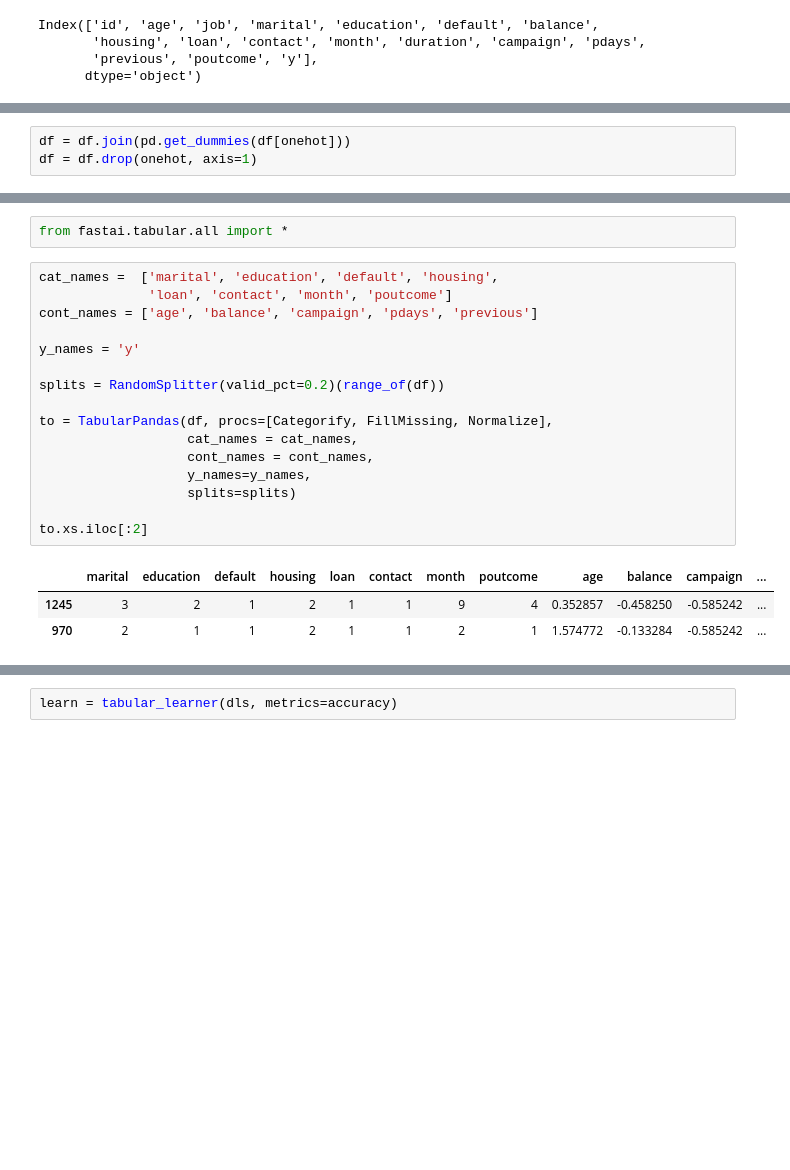
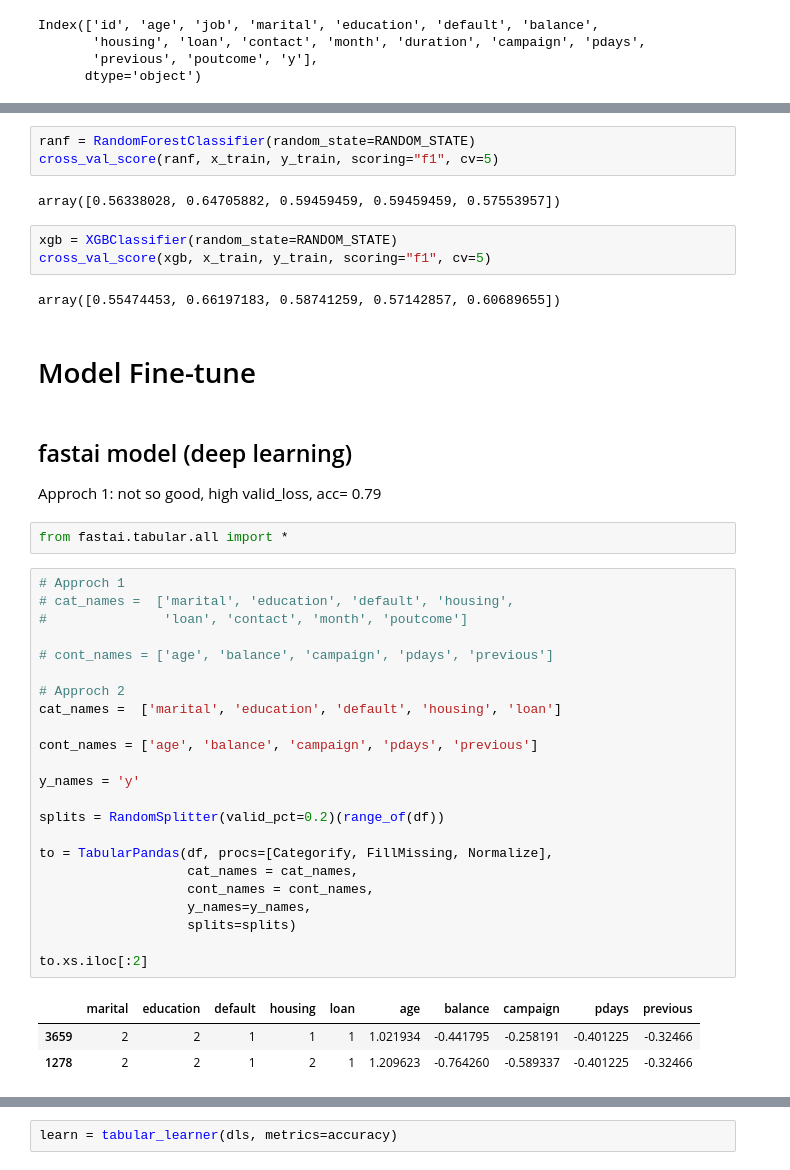
Before and after one commit to gri11/aihack-preparation, a Jupyter notebook: aihack_preparation.ipynb, the cells around one changed output, grey strips where cells are left out. Cells and saved outputs as stored; diff of their text form; blank space fills up the shorter version.

```diff
--- a/aihack_preparation.ipynb
+++ b/aihack_preparation.ipynb
@@ -135,3 +144,0 @@ pd.get_dummies(df[onehot]).head()
-# %%
-df = df.join(pd.get_dummies(df[onehot]))
-df = df.drop(onehot, axis=1)
@@ -225,25 +585,47 @@ Length: 3999, dtype: int8
+# %%
+ranf = RandomForestClassifier(random_state=RANDOM_STATE)
+cross_val_score(ranf, x_train, y_train, scoring="f1", cv=5)
+# %% [output]
+array([0.56338028, 0.64705882, 0.59459459, 0.59459459, 0.57553957])
+# %%
+xgb = XGBClassifier(random_state=RANDOM_STATE)
+cross_val_score(xgb, x_train, y_train, scoring="f1", cv=5)
+# %% [output]
+array([0.55474453, 0.66197183, 0.58741259, 0.57142857, 0.60689655])
+# %% [markdown]
+# Model Fine-tune
+# %% [markdown]
+## fastai model (deep learning)
+Approch 1: not so good, high valid_loss, acc= 0.79
 # %%
 from fastai.tabular.all import *
 # %%
-cat_names =  ['marital', 'education', 'default', 'housing',
-              'loan', 'contact', 'month', 'poutcome']
+# Approch 1
+# cat_names =  ['marital', 'education', 'default', 'housing',
+#               'loan', 'contact', 'month', 'poutcome']
+
+# cont_names = ['age', 'balance', 'campaign', 'pdays', 'previous']
+
+# Approch 2
+cat_names =  ['marital', 'education', 'default', 'housing', 'loan']
+
 cont_names = ['age', 'balance', 'campaign', 'pdays', 'previous']
 
 y_names = 'y'
 
 splits = RandomSplitter(valid_pct=0.2)(range_of(df))
 
 to = TabularPandas(df, procs=[Categorify, FillMissing, Normalize],
                    cat_names = cat_names,
                    cont_names = cont_names,
                    y_names=y_names,
                    splits=splits)
 
 to.xs.iloc[:2]
 # %% [output]
-|  | marital | education | default | housing | loan | contact | month | poutcome | age | balance | campaign | ... |
-| 1245 | 3 | 2 | 1 | 2 | 1 | 1 | 9 | 4 | 0.352857 | -0.458250 | -0.585242 | ... |
-| 970 | 2 | 1 | 1 | 2 | 1 | 1 | 2 | 1 | 1.574772 | -0.133284 | -0.585242 | ... |
+|  | marital | education | default | housing | loan | age | balance | campaign | pdays | previous |
+| 3659 | 2 | 2 | 1 | 1 | 1 | 1.021934 | -0.441795 | -0.258191 | -0.401225 | -0.32466 |
+| 1278 | 2 | 2 | 1 | 2 | 1 | 1.209623 | -0.764260 | -0.589337 | -0.401225 | -0.32466 |
 # %%
 dls = to.dataloaders(bs=64)
 
```
Also changed, not shown: parts of 137 cells of this notebook.
